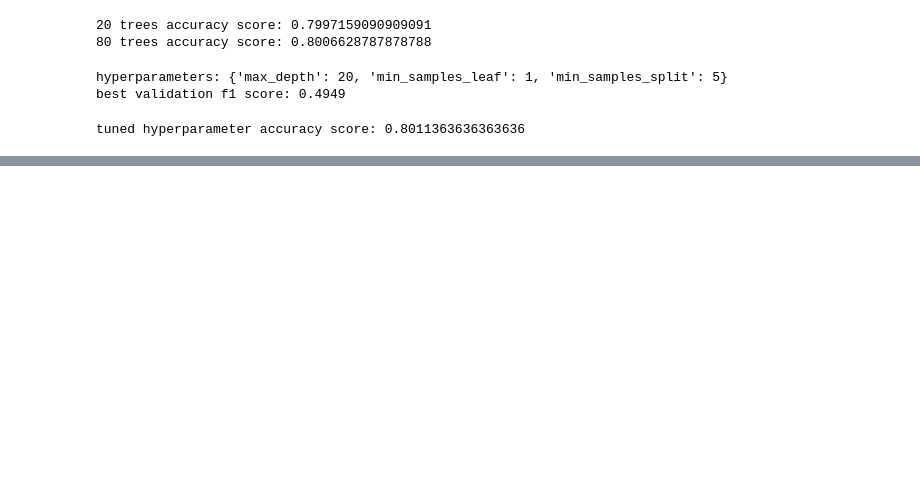
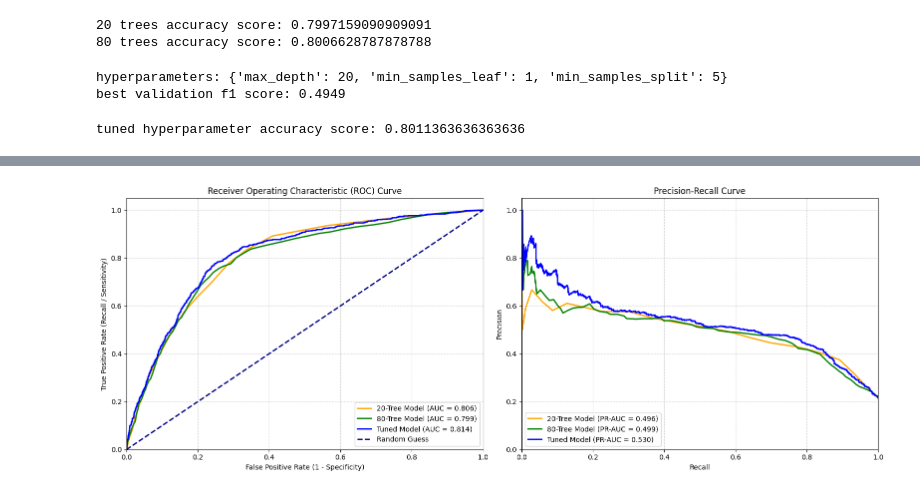
Before and after one commit to Break-Through-Tech/Amazon-1A-discovering-customer-lifecycle-states-and-behavioral-drift-for-early-churn-detection, a Jupyter notebook: notebooks/random_forest.ipynb, the cells around one changed output, grey strips where cells are left out. Drawn from its saved outputs; the diff is of its cells as text; code cells hidden in the pictures; blank space fills up the shorter version.

```diff
--- a/notebooks/random_forest.ipynb
+++ b/notebooks/random_forest.ipynb
@@ -124,0 +175,56 @@ tuned hyperparameter accuracy score: 0.8011363636363636
+# %%
+import matplotlib.pyplot as plt
+from sklearn.metrics import roc_curve, auc, precision_recall_curve
+
+# Calculate ROC curves and AUC values
+fpr_20, tpr_20, _ = roc_curve(y_test, y_prob_20)
+roc_auc_20 = auc(fpr_20, tpr_20)
+
+fpr_80, tpr_80, _ = roc_curve(y_test, y_prob_80)
+roc_auc_80 = auc(fpr_80, tpr_80)
+
+fpr_tuned, tpr_tuned, _ = roc_curve(y_test, y_prob_tuned)
+roc_auc_tuned = auc(fpr_tuned, tpr_tuned)
+
+# Calculate Precision-Recall curves and AUC values
+prec_20, rec_20, _ = precision_recall_curve(y_test, y_prob_20)
+pr_auc_20 = auc(rec_20, prec_20)
+
+prec_80, rec_80, _ = precision_recall_curve(y_test, y_prob_80)
+pr_auc_80 = auc(rec_80, prec_80)
+
+prec_tuned, rec_tuned, _ = precision_recall_curve(y_test, y_prob_tuned)
+pr_auc_tuned = auc(rec_tuned, prec_tuned)
+
+# Plotting
+fig, (ax1, ax2) = plt.subplots(1, 2, figsize=(16, 6))
+
+# 1. Plot ROC Curves
+ax1.plot(fpr_20, tpr_20, label=f'20-Tree Model (AUC = {roc_auc_20:.3f})', color='orange', lw=2)
+ax1.plot(fpr_80, tpr_80, label=f'80-Tree Model (AUC = {roc_auc_80:.3f})', color='green', lw=2)
+ax1.plot(fpr_tuned, tpr_tuned, label=f'Tuned Model (AUC = {roc_auc_tuned:.3f})', color='blue', lw=2)
+ax1.plot([0, 1], [0, 1], color='navy', linestyle='--', lw=2, label='Random Guess')
+ax1.set_xlim([0.0, 1.0])
+ax1.set_ylim([0.0, 1.05])
+ax1.set_xlabel('False Positive Rate (1 - Specificity)')
+ax1.set_ylabel('True Positive Rate (Recall / Sensitivity)')
+ax1.set_title('Receiver Operating Characteristic (ROC) Curve')
+ax1.legend(loc="lower right")
+ax1.grid(True, linestyle='--', alpha=0.6)
+
+# 2. Plot Precision-Recall Curves
+ax2.plot(rec_20, prec_20, label=f'20-Tree Model (PR-AUC = {pr_auc_20:.3f})', color='orange', lw=2)
+ax2.plot(rec_80, prec_80, label=f'80-Tree Model (PR-AUC = {pr_auc_80:.3f})', color='green', lw=2)
+ax2.plot(rec_tuned, prec_tuned, label=f'Tuned Model (PR-AUC = {pr_auc_tuned:.3f})', color='blue', lw=2)
+ax2.set_xlim([0.0, 1.0])
+ax2.set_ylim([0.0, 1.05])
+ax2.set_xlabel('Recall')
+ax2.set_ylabel('Precision')
+ax2.set_title('Precision-Recall Curve')
+ax2.legend(loc="lower left")
+ax2.grid(True, linestyle='--', alpha=0.6)
+
+plt.tight_layout()
+plt.show()
+# %% [output]
+[figure, added]
```
Also changed, not shown: parts of 6 cells of this notebook, 2 other files.
